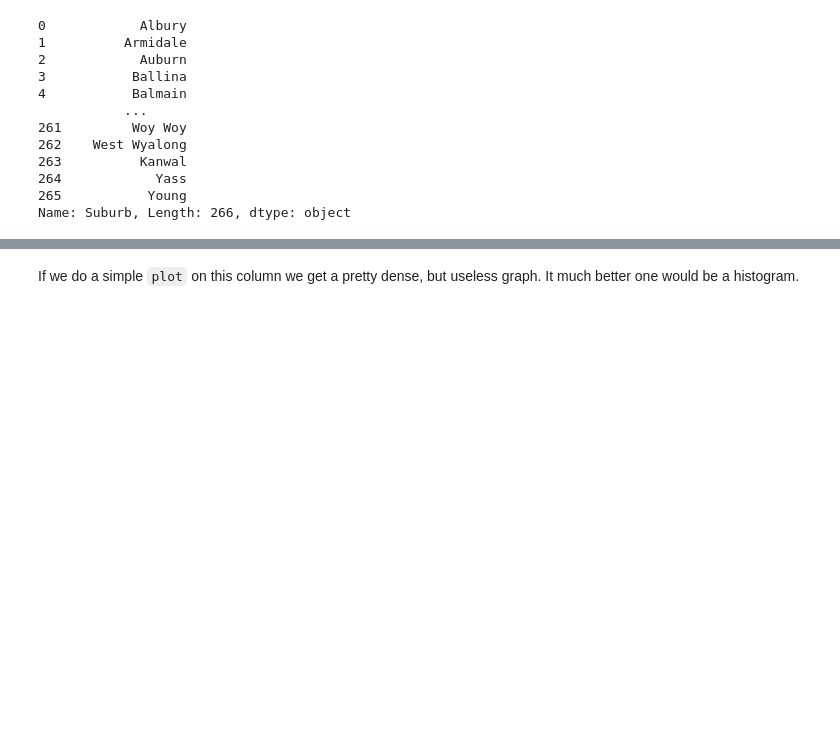
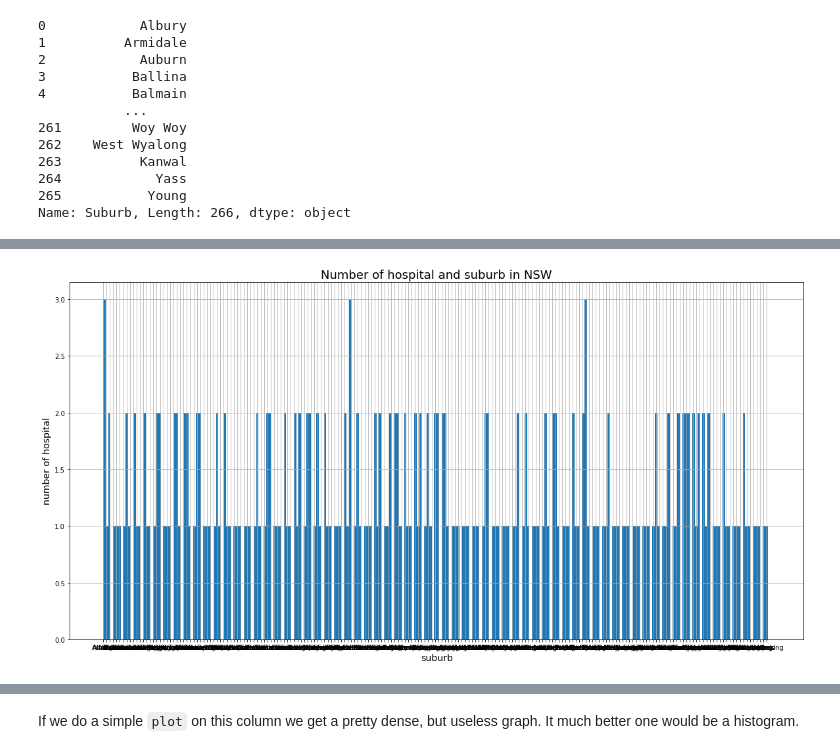
Before and after one commit to XINYICHEN1012/dataproject, a Jupyter notebook: NSW hospital.ipynb, the cells around one changed output, grey strips where cells are left out. Saved outputs shown, nothing was run; the diff lists cells and outputs as text; code cells hidden in the pictures; blank space fills up the shorter version.

```diff
--- a/NSW hospital.ipynb
+++ b/NSW hospital.ipynb
@@ -123,0 +117,13 @@ SyntaxError: invalid syntax (<ipython-input-76-ac759953c6f0>, line 2)
+# %%
+number_of_hospital = 266
+lower_bound = 0
+upper_bound = 199
+
+plt.hist(health_data['Suburb'], bins=number_of_hospital, range=(lower_bound, upper_bound))
+plt.title("Number of hospital and suburb in NSW", fontsize=18)
+plt.xlabel('suburb', fontsize=14)
+plt.ylabel('number of hospital', fontsize=14)
+plt.grid(True)
+plt.show()
+# %% [output]
+[figure, added]
```
Also changed, not shown: parts of 81 cells of this notebook.
